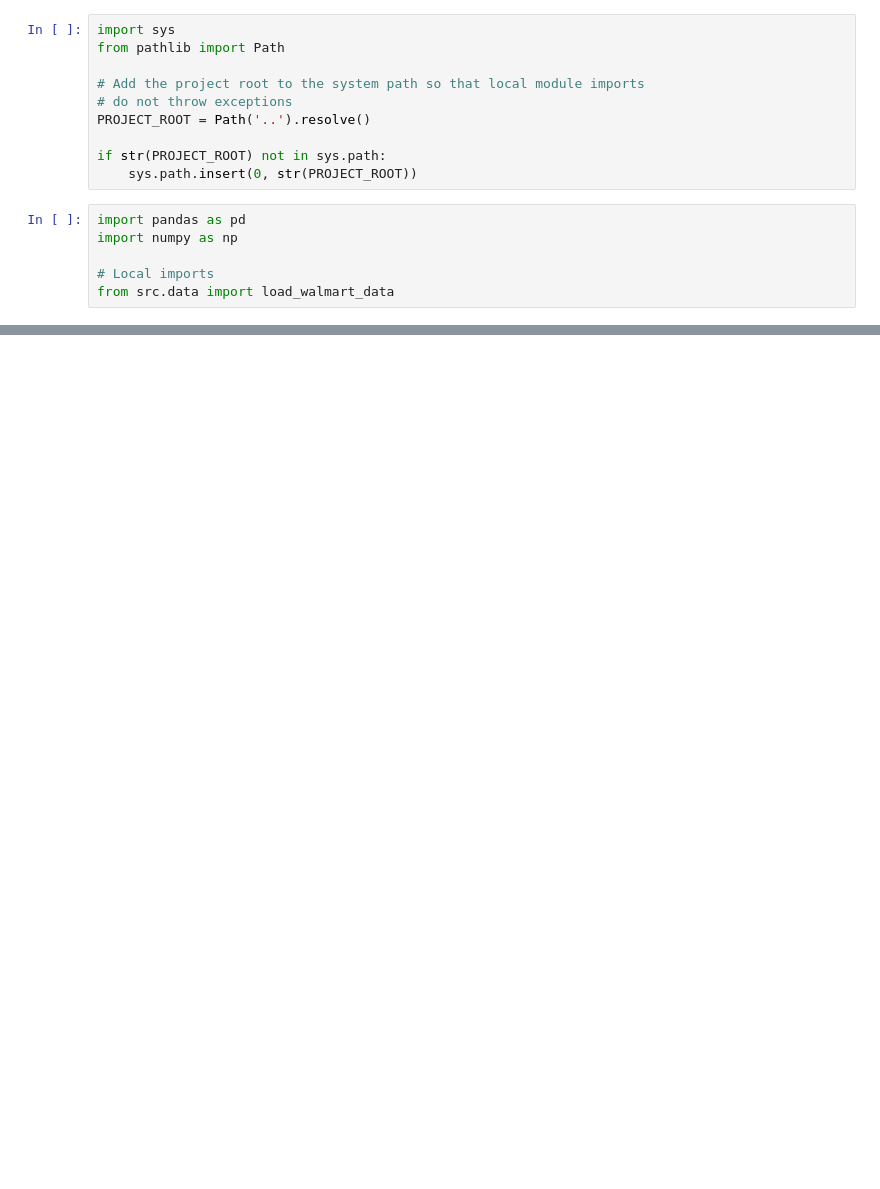
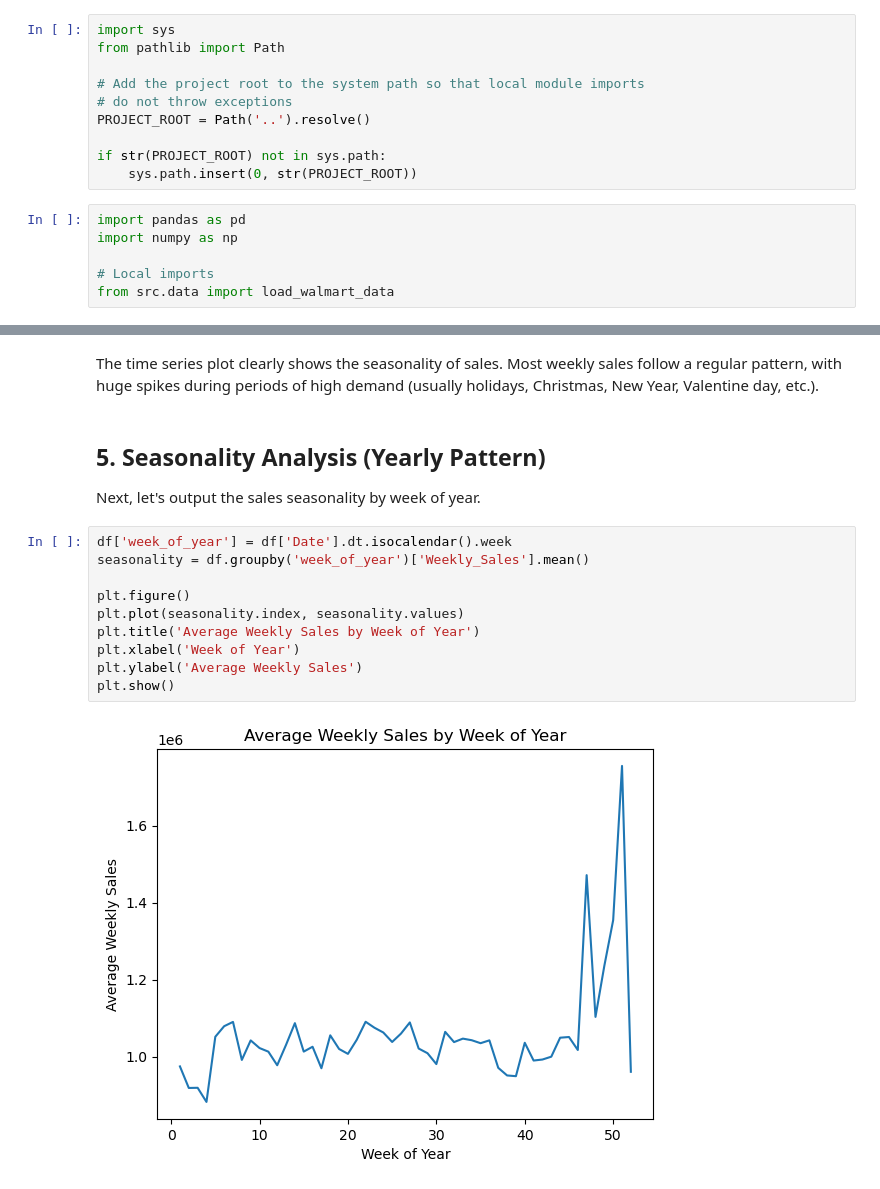
Before and after one commit to dziaoure/ai-ml, a Jupyter notebook: retail-demand-forecasting/notebooks/analysis.ipynb, the cells around one changed output, grey strips where cells are left out. Saved outputs shown, nothing was run; the diff lists cells and outputs as text; blank space fills up the shorter version.

```diff
--- a/retail-demand-forecasting/notebooks/analysis.ipynb
+++ b/retail-demand-forecasting/notebooks/analysis.ipynb
@@ -48,0 +162,18 @@ df.head()
+# %% [markdown]
+The time series plot clearly shows the seasonality of sales. Most weekly sales follow a regular pattern, with huge spikes during periods of high demand (usually holidays, Christmas, New Year, Valentine day, etc.).
+# %% [markdown]
+## 5. Seasonality Analysis (Yearly Pattern)
+
+Next, let's output the sales seasonality by week of year.
+# %%
+df['week_of_year'] = df['Date'].dt.isocalendar().week
+seasonality = df.groupby('week_of_year')['Weekly_Sales'].mean()
+
+plt.figure()
+plt.plot(seasonality.index, seasonality.values)
+plt.title('Average Weekly Sales by Week of Year')
+plt.xlabel('Week of Year')
+plt.ylabel('Average Weekly Sales')
+plt.show()
+# %% [output]
+[figure, added]
```
Also changed, not shown: parts of 28 cells of this notebook, 1 other file.
